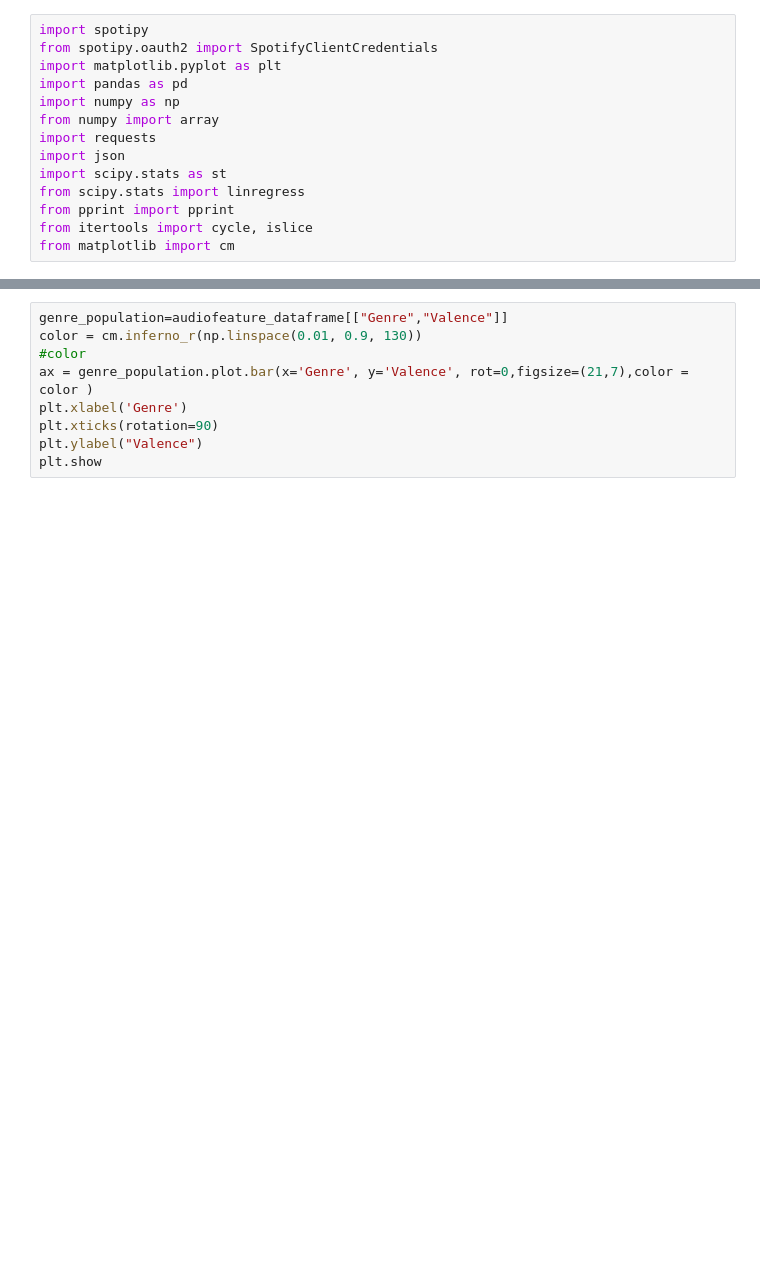
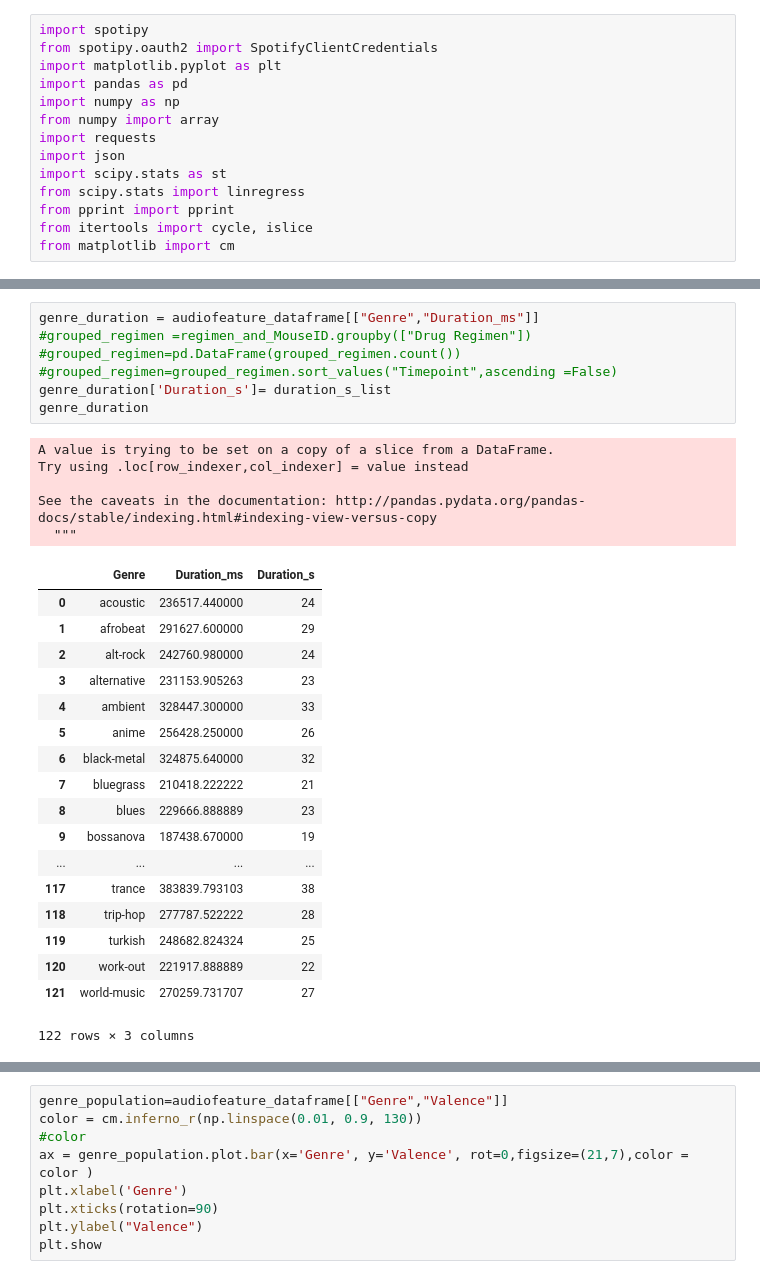
Before and after one commit to heesung80/Group_project_1, a Jupyter notebook: group_project/code_submissions/Heesung_code_submission.ipynb, the cells around one changed output, grey strips where cells are left out. Drawn from its saved outputs; the diff is of its cells as text; blank space fills up the shorter version.

```diff
--- a/group_project/code_submissions/Heesung_code_submission.ipynb
+++ b/group_project/code_submissions/Heesung_code_submission.ipynb
@@ -44,0 +63,31 @@ duration_s_list = [round(s) for s in s_list]
+# %%
+genre_duration = audiofeature_dataframe[["Genre","Duration_ms"]]
+#grouped_regimen =regimen_and_MouseID.groupby(["Drug Regimen"])
+#grouped_regimen=pd.DataFrame(grouped_regimen.count())
+#grouped_regimen=grouped_regimen.sort_values("Timepoint",ascending =False)
+genre_duration['Duration_s']= duration_s_list
+genre_duration
+# %% [output]
+A value is trying to be set on a copy of a slice from a DataFrame.
+Try using .loc[row_indexer,col_indexer] = value instead
+
+See the caveats in the documentation: http://pandas.pydata.org/pandas-docs/stable/indexing.html#indexing-view-versus-copy
+  """
+|  | Genre | Duration_ms | Duration_s |
+| 0 | acoustic | 236517.440000 | 24 |
+| 1 | afrobeat | 291627.600000 | 29 |
+| 2 | alt-rock | 242760.980000 | 24 |
+| 3 | alternative | 231153.905263 | 23 |
+| 4 | ambient | 328447.300000 | 33 |
+| 5 | anime | 256428.250000 | 26 |
+| 6 | black-metal | 324875.640000 | 32 |
+| 7 | bluegrass | 210418.222222 | 21 |
+| 8 | blues | 229666.888889 | 23 |
+| 9 | bossanova | 187438.670000 | 19 |
+| ... | ... | ... | ... |
+| 117 | trance | 383839.793103 | 38 |
+| 118 | trip-hop | 277787.522222 | 28 |
+| 119 | turkish | 248682.824324 | 25 |
+| 120 | work-out | 221917.888889 | 22 |
+| 121 | world-music | 270259.731707 | 27 |
+122 rows × 3 columns
```
Also changed, not shown: parts of 4 cells of this notebook, 1 other file.
